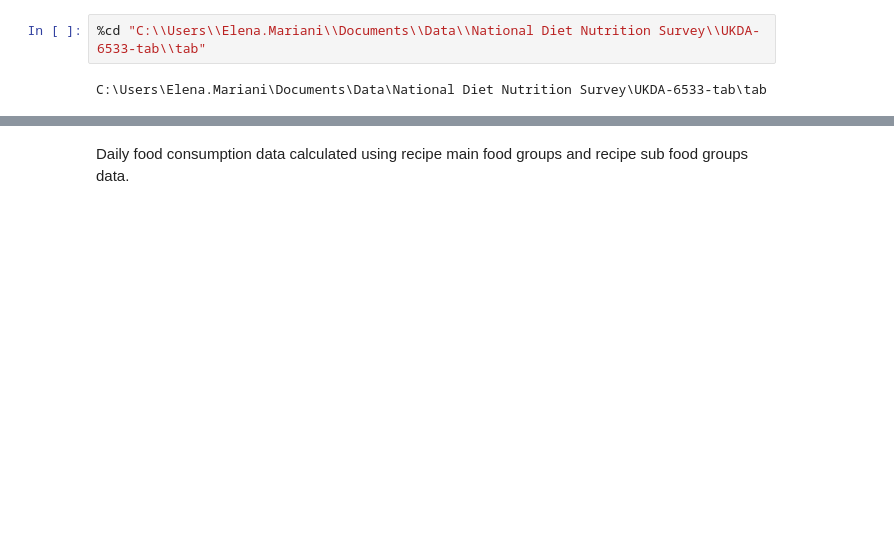
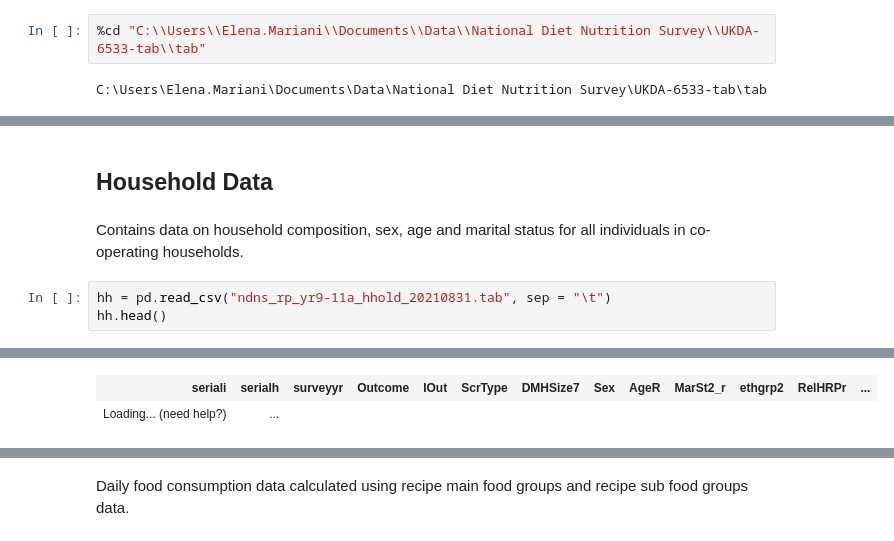
Before and after one commit to nestauk/ahl_national_diet_nutrition_survey, a Jupyter notebook: National Diet Nutrition Survey.ipynb, the cells around one changed output, grey strips where cells are left out. Cells and saved outputs as stored; diff of their text form; blank space fills up the shorter version.

```diff
--- a/National Diet Nutrition Survey.ipynb
+++ b/National Diet Nutrition Survey.ipynb
@@ -210,0 +128,8 @@ fig.write_html('myfig.html') # save figure
+# %% [markdown]
+## Household Data
+# %% [markdown]
+Contains data on household composition, sex, age and marital status for all individuals in co-operating households.
+# %%
+hh = pd.read_csv("ndns_rp_yr9-11a_hhold_20210831.tab", sep = "\t")
+hh.head()
+# %% [output]
@@ -210,0 +137,2 @@ fig.write_html('myfig.html') # save figure
+| seriali | serialh | surveyyr | Outcome | IOut | ScrType | DMHSize7 | Sex | AgeR | MarSt2_r | ethgrp2 | RelHRPr | ... |
+| Loading... (need help?) | ... |
```
Also changed, not shown: parts of 72 cells of this notebook.
